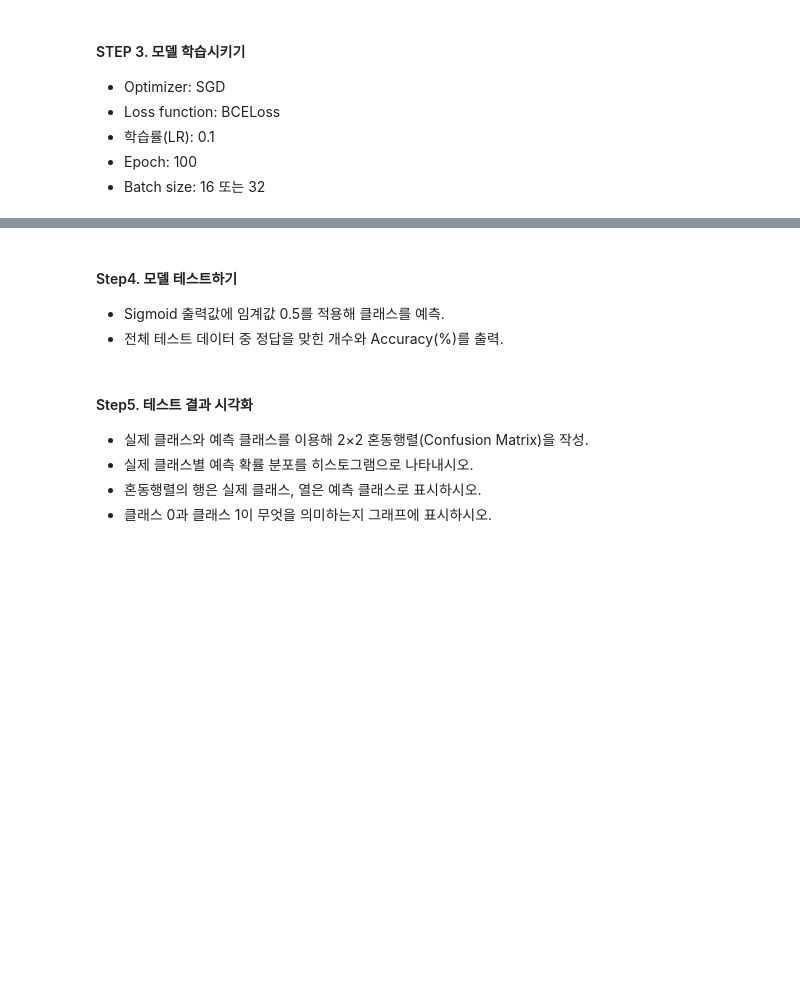
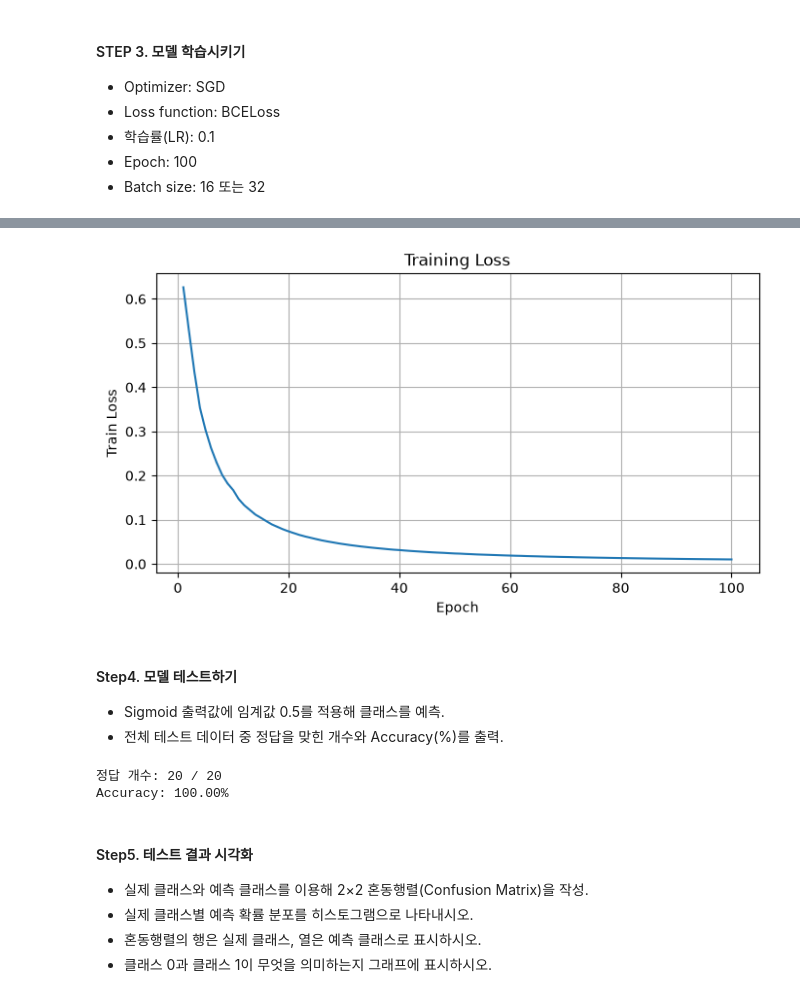
Before and after one commit to aitjoeun/PyTorch, a Jupyter notebook: 03.linear_binary/04.1.binary_iris.ipynb, the cells around one changed output, grey strips where cells are left out. Cells and saved outputs as stored; diff of their text form; code cells hidden in the pictures; blank space fills up the shorter version.

```diff
--- a/03.linear_binary/04.1.binary_iris.ipynb
+++ b/03.linear_binary/04.1.binary_iris.ipynb
@@ -42,6 +123,21 @@ df = df[df["species"].isin(["setosa", "versicolor"])].copy()
 - 출력 노드: 1개
 - 출력 활성화 함수: Sigmoid
 - 예측값이 0.5 이상이면 클래스 1, 0.5 미만이면 클래스 0
+# %%
+class MLP(nn.Module):
+    def __init__(self):
+        super().__init__()
+        self.linear = nn.Sequential(
+            nn.Linear(4, 100),
+            nn.Sigmoid(),
+            nn.Linear(100, 1),
+            nn.Sigmoid()
+        )
+
+    def forward(self, x):
+        return self.linear(x)
+
+model = MLP()
 # %% [markdown]
 #### STEP 3. 모델 학습시키기
 
@@ -50,3 +146,46 @@ df = df[df["species"].isin(["setosa", "versicolor"])].copy()
 - 학습률(LR): 0.1
 - Epoch: 100
 - Batch size: 16 또는 32
+# %%
+BATCH_SIZE = 16
+LR = 1e-1
+EPOCH = 100
+
+train_DS = TensorDataset(X_train, y_train)
+train_DL = DataLoader(train_DS, batch_size=BATCH_SIZE, shuffle=True)
+
+N = len(train_DL.dataset)
+
+optimizer = optim.SGD(model.parameters(), lr=LR)
+criterion = nn.BCELoss()
+
+loss_history = []
+
+model.train()
+for ep in range(EPOCH):
+    rloss = 0.0
+
+    for x_batch, y_batch in train_DL:
+        y_hat = model(x_batch)
+        loss = criterion(y_hat, y_batch)
+
+        optimizer.zero_grad()
+        loss.backward()
+        optimizer.step()
+
+        rloss += loss.item() * x_batch.shape[0]
+
+    epoch_loss = rloss / N
+    loss_history.append(epoch_loss)
+
+    if (ep + 1) % 10 == 0:
+        print(f"Epoch: {ep+1:3d}, Train Loss: {epoch_loss:.4f}")
+
+plt.figure(figsize=(8, 4))
+plt.plot(range(1, EPOCH + 1), loss_history)
+plt.xlabel("Epoch")
+plt.ylabel("Train Loss")
+plt.title("Training Loss")
+plt.grid(True)
+plt.show()
+# %% [output]
@@ -53,8 +202,25 @@ df = df[df["species"].isin(["setosa", "versicolor"])].copy()
+[figure, added]
 # %% [markdown]
 #### Step4. 모델 테스트하기
 
 - Sigmoid 출력값에 임계값 0.5를 적용해 클래스를 예측.
 - 전체 테스트 데이터 중 정답을 맞힌 개수와 Accuracy(%)를 출력.
+# %%
+model.eval()
+
+with torch.no_grad():
+    y_prob = model(X_test)
+    y_pred = (y_prob >= 0.5).float()
+
+correct = (y_pred == y_test).sum().item()
+total = y_test.shape[0]
+accuracy = correct / total * 100
+
+print(f"정답 개수: {correct} / {total}")
+print(f"Accuracy: {accuracy:.2f}%")
+# %% [output]
+정답 개수: 20 / 20
+Accuracy: 100.00%
 # %% [markdown]
 #### Step5. 테스트 결과 시각화
 
```
Also changed, not shown: parts of 5 cells of this notebook.
